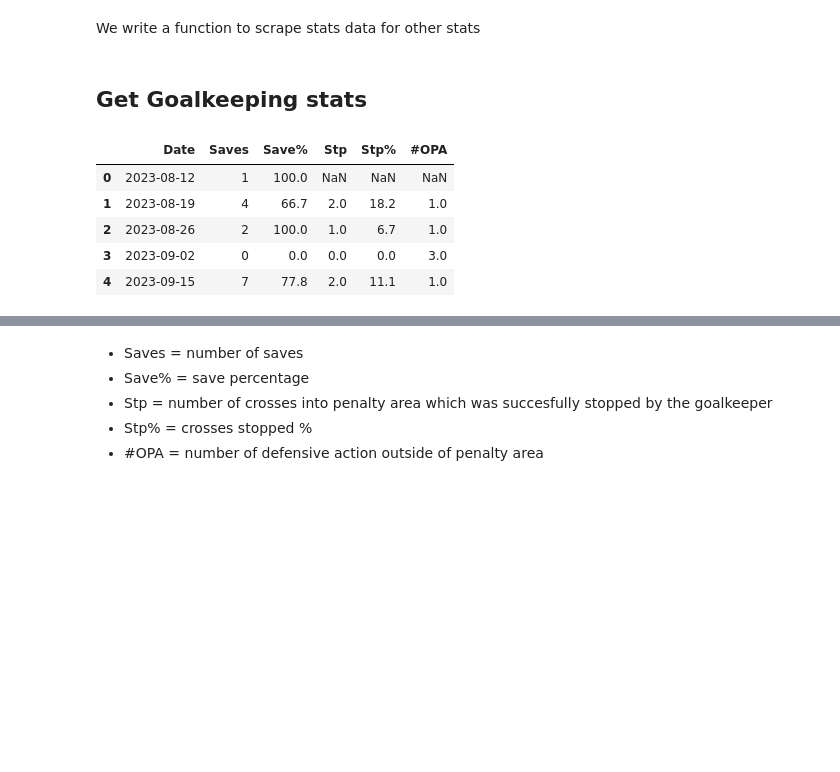
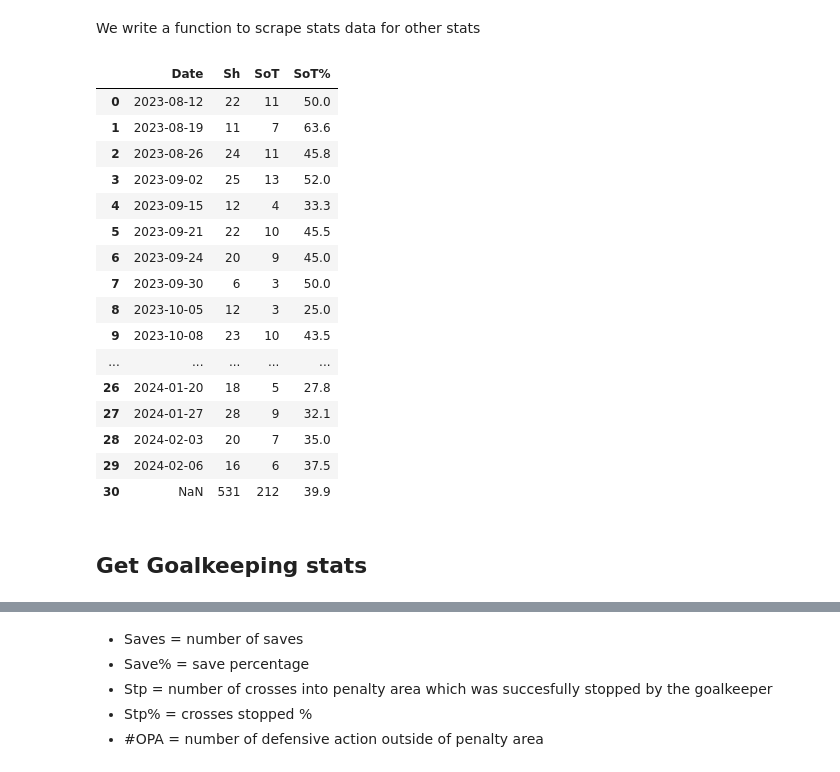
Before and after one commit to BinhHong/Prediction-football-outcome-in-Bundesliga, a Jupyter notebook: Data scraping.ipynb, the cells around one changed output, grey strips where cells are left out. Saved outputs shown, nothing was run; the diff lists cells and outputs as text; code cells hidden in the pictures; blank space fills up the shorter version.

```diff
--- a/Data scraping.ipynb
+++ b/Data scraping.ipynb
@@ -119,6 +120,6 @@ Leverkusen_url
 'https://fbref.com/en/squads/c7a9f859/Bayer-Leverkusen-Stats'
 # %%
 # get Leverkusen's html
-Leverkusen_data = requests.get(Leverkusen_url)
+Leverkusen_html = requests.get(Leverkusen_url)
 # %%
 # grab all matches of Leverkusen
@@ -160,7 +161,7 @@ Leverkusen_matches.shape
 ## Get shooting stats
 # %%
 # initialize a soup
-Leverkusen_soup = BeautifulSoup(Leverkusen_data.text)
+Leverkusen_soup = BeautifulSoup(Leverkusen_html.text)
 # %%
 # find a-tags
 Leverkusen_a_tags = Leverkusen_soup.find_all('a')
@@ -202,16 +203,18 @@ Leverkusen_shooting.head()
 # %% [markdown]
 We write a function to scrape stats data for other stats
 # %%
-def get_stats(stat, match_string, indices_to_remove=None, selected_features=None):
+def get_stats(team_hrefs, stat, match_string, indices_to_remove=None, selected_features=None):
     """
+    team_hrefs = list of all hrefs associated with a team
     stat = a string, that is desired stat
     match_string = a string, used to match
     indices_to_remove = a list of top level indices to remove. Some tables have multilevel index.
     selected_features = a list of features to select after dropping top level index
+
     """
 
     # filter links with desired stat
-    links = [href for href in Leverkusen_hrefs if href and "all_comps/" + stat +"/" in href]
+    links = [href for href in team_hrefs if href and "all_comps/" + stat +"/" in href]
     # get stats data
     stat_data = requests.get(f"https://fbref.com{links[0]}")
     # get stats table
@@ -232,15 +235,25 @@ def get_stats(stat, match_string, indices_to_remove=None, selected_features=None
         stat_table = stat_table.loc[:,selected_features]
 
     return stat_table
+# %%
+get_stats(Leverkusen_hrefs, "shooting", "Shooting", selected_features=['Date', 'Sh', 'SoT', 'SoT%'])
+# %% [output]
+|  | Date | Sh | SoT | SoT% |
+| 0 | 2023-08-12 | 22 | 11 | 50.0 |
+| 1 | 2023-08-19 | 11 | 7 | 63.6 |
+| 2 | 2023-08-26 | 24 | 11 | 45.8 |
+| 3 | 2023-09-02 | 25 | 13 | 52.0 |
+| 4 | 2023-09-15 | 12 | 4 | 33.3 |
+| 5 | 2023-09-21 | 22 | 10 | 45.5 |
+| 6 | 2023-09-24 | 20 | 9 | 45.0 |
+| 7 | 2023-09-30 | 6 | 3 | 50.0 |
+| 8 | 2023-10-05 | 12 | 3 | 25.0 |
+| 9 | 2023-10-08 | 23 | 10 | 43.5 |
+| ... | ... | ... | ... | ... |
+| 26 | 2024-01-20 | 18 | 5 | 27.8 |
+| 27 | 2024-01-27 | 28 | 9 | 32.1 |
+| 28 | 2024-02-03 | 20 | 7 | 35.0 |
+| 29 | 2024-02-06 | 16 | 6 | 37.5 |
+| 30 | NaN | 531 | 212 | 39.9 |
 # %% [markdown]
 ## Get Goalkeeping stats
-# %%
-Leverkusen_goalkeeping = get_stats("keeper",'Goalkeeping', selected_features=['Date', 'Saves', 'Save%', 'Stp', 'Stp%', '#OPA'])
-Leverkusen_goalkeeping.head()
-# %% [output]
-|  | Date | Saves | Save% | Stp | Stp% | #OPA |
-| 0 | 2023-08-12 | 1 | 100.0 | NaN | NaN | NaN |
-| 1 | 2023-08-19 | 4 | 66.7 | 2.0 | 18.2 | 1.0 |
-| 2 | 2023-08-26 | 2 | 100.0 | 1.0 | 6.7 | 1.0 |
-| 3 | 2023-09-02 | 0 | 0.0 | 0.0 | 0.0 | 3.0 |
-| 4 | 2023-09-15 | 7 | 77.8 | 2.0 | 11.1 | 1.0 |
```
Also changed, not shown: parts of 41 cells of this notebook.
